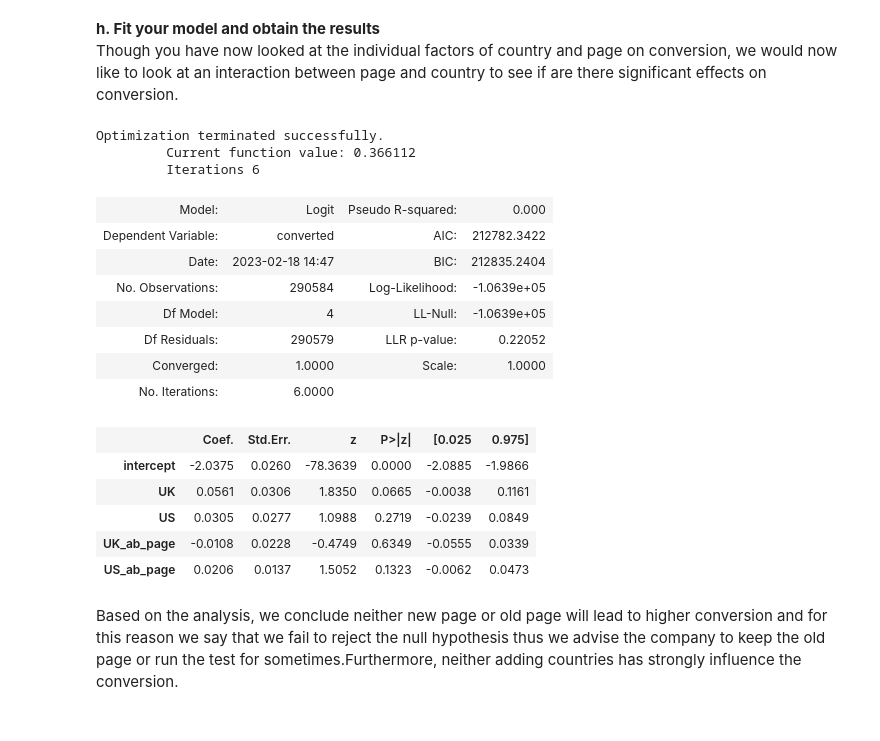
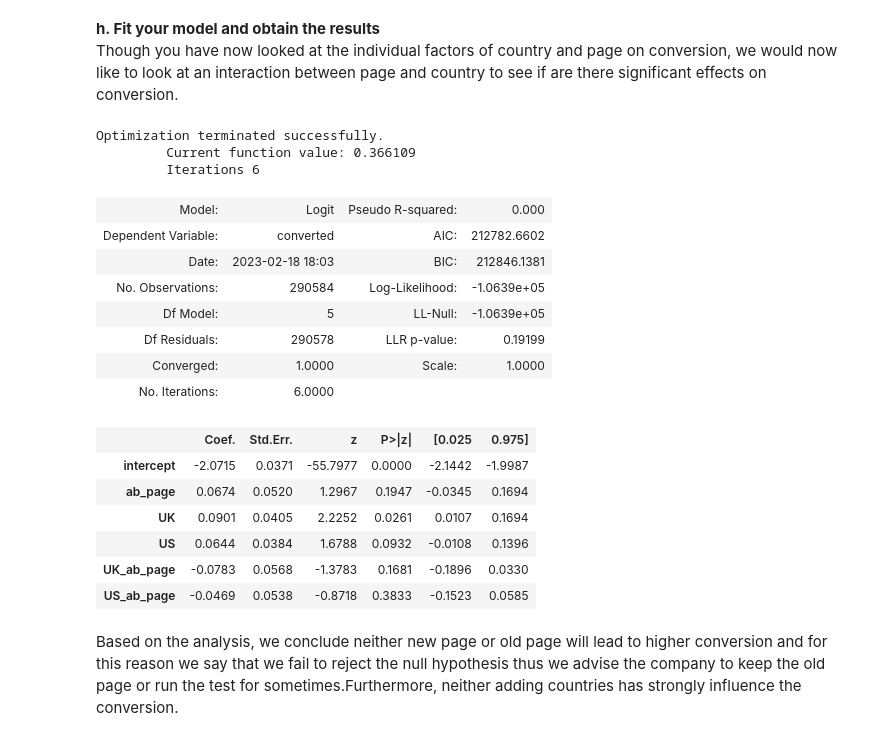
Before and after one commit to iampeterndumba/AB_TEST-ECOMMERCE, a Jupyter notebook: Analyze AB Test Results/Analyze_ab_test_results_notebook.ipynb, the cells around one changed output. Drawn from its saved outputs; the diff is of its cells as text; code cells hidden in the pictures.

```diff
--- a/Analyze AB Test Results/Analyze_ab_test_results_notebook.ipynb
+++ b/Analyze AB Test Results/Analyze_ab_test_results_notebook.ipynb
@@ -504,27 +520,28 @@ new_df['UK_ab_page'] = new_df['UK'] * new_df['ab_page']
 Though you have now looked at the individual factors of country and page on conversion, we would now like to look at an interaction between page and country to see if are there significant effects on conversion.
 # %%
 # Fit your model, and summarize the results
-log_mod = sm.Logit(new_df['converted'], new_df[['intercept', 'UK','US','UK_ab_page', 'US_ab_page']])
+log_mod=sm.Logit(new_df['converted'], new_df[['intercept', 'ab_page', 'UK','US','UK_ab_page', 'US_ab_page']])
 results = log_mod.fit()
 results.summary2()
 # %% [output]
 Optimization terminated successfully.
-         Current function value: 0.366112
+         Current function value: 0.366109
          Iterations 6
 | Model: | Logit | Pseudo R-squared: | 0.000 |
-| Dependent Variable: | converted | AIC: | 212782.3422 |
-| Date: | 2023-02-18 14:47 | BIC: | 212835.2404 |
+| Dependent Variable: | converted | AIC: | 212782.6602 |
+| Date: | 2023-02-18 18:03 | BIC: | 212846.1381 |
 | No. Observations: | 290584 | Log-Likelihood: | -1.0639e+05 |
-| Df Model: | 4 | LL-Null: | -1.0639e+05 |
-| Df Residuals: | 290579 | LLR p-value: | 0.22052 |
+| Df Model: | 5 | LL-Null: | -1.0639e+05 |
+| Df Residuals: | 290578 | LLR p-value: | 0.19199 |
 | Converged: | 1.0000 | Scale: | 1.0000 |
 | No. Iterations: | 6.0000 |  |  |
 |  | Coef. | Std.Err. | z | P>|z| | [0.025 | 0.975] |
-| intercept | -2.0375 | 0.0260 | -78.3639 | 0.0000 | -2.0885 | -1.9866 |
-| UK | 0.0561 | 0.0306 | 1.8350 | 0.0665 | -0.0038 | 0.1161 |
-| US | 0.0305 | 0.0277 | 1.0988 | 0.2719 | -0.0239 | 0.0849 |
-| UK_ab_page | -0.0108 | 0.0228 | -0.4749 | 0.6349 | -0.0555 | 0.0339 |
-| US_ab_page | 0.0206 | 0.0137 | 1.5052 | 0.1323 | -0.0062 | 0.0473 |
+| intercept | -2.0715 | 0.0371 | -55.7977 | 0.0000 | -2.1442 | -1.9987 |
+| ab_page | 0.0674 | 0.0520 | 1.2967 | 0.1947 | -0.0345 | 0.1694 |
+| UK | 0.0901 | 0.0405 | 2.2252 | 0.0261 | 0.0107 | 0.1694 |
+| US | 0.0644 | 0.0384 | 1.6788 | 0.0932 | -0.0108 | 0.1396 |
+| UK_ab_page | -0.0783 | 0.0568 | -1.3783 | 0.1681 | -0.1896 | 0.0330 |
+| US_ab_page | -0.0469 | 0.0538 | -0.8718 | 0.3833 | -0.1523 | 0.0585 |
 # %% [markdown]
 Based on the analysis, we conclude neither new page or old page will lead to higher conversion and for this reason we say that we fail to reject the null hypothesis thus we advise the company to keep the old page  or run the test for sometimes.Furthermore, neither adding countries has strongly influence the conversion.
 # %%
```
Also changed, not shown: parts of 12 cells of this notebook, 1 other file.
